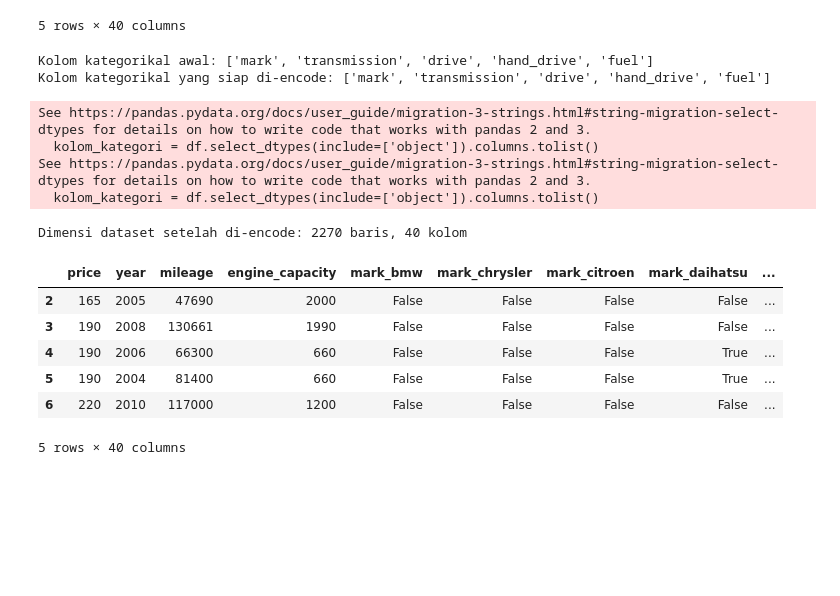
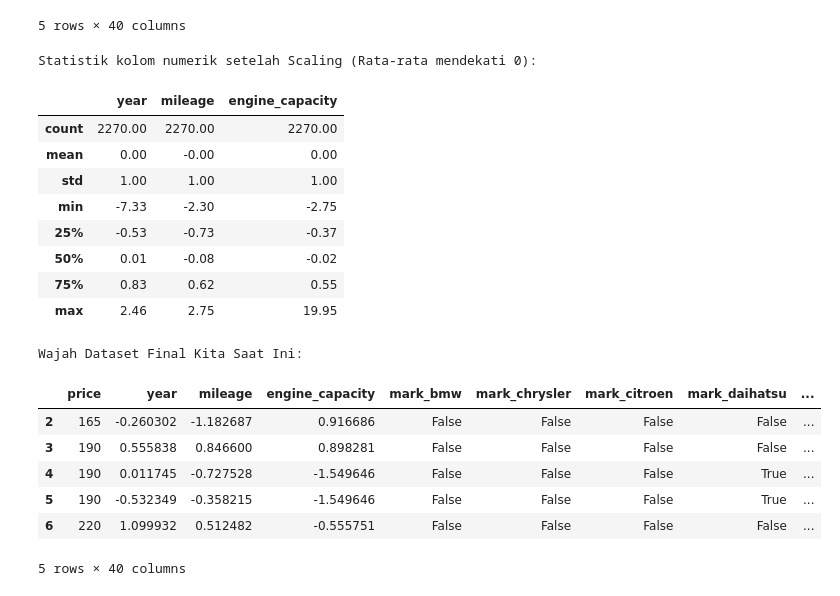
Before and after one commit to zippynx/ml-journey, a Jupyter notebook: 01-Data-Preprocessing/eksplorasi_mobil.ipynb, the cells around one changed output. Cells and saved outputs as stored; diff of their text form; code cells hidden in the pictures; blank space fills up the shorter version.

Commit message:
feat(day6): apply StandardScaler to numerical features to prevent distance bias

```diff
--- a/01-Data-Preprocessing/eksplorasi_mobil.ipynb
+++ b/01-Data-Preprocessing/eksplorasi_mobil.ipynb
@@ -218,41 +217,41 @@ Dimensi dataset setelah di-encode: 2270 baris, 40 kolom
 | 5 | 190 | 2004 | 81400 | 660 | False | False | False | True | ... |
 | 6 | 220 | 2010 | 117000 | 1200 | False | False | False | False | ... |
 5 rows × 40 columns
-# %%
-# 1. Mengecek daftar kolom dengan tipe teks (object)
-kolom_kategori = df.select_dtypes(include=['object']).columns.tolist()
-print(f"Kolom kategorikal awal: {kolom_kategori}")
-
-# 2. Menghapus kolom 'model' untuk menghindari High Cardinality
-if 'model' in df.columns:
-    df = df.drop(columns=['model'])
-    print("\nKolom 'model' berhasil dihapus untuk efisiensi komputasi.")
-
-# Update daftar kolom kategori setelah penghapusan
-kolom_kategori = df.select_dtypes(include=['object']).columns.tolist()
-print(f"Kolom kategorikal yang siap di-encode: {kolom_kategori}")
-# %% [output]
-Kolom kategorikal awal: ['mark', 'transmission', 'drive', 'hand_drive', 'fuel']
-Kolom kategorikal yang siap di-encode: ['mark', 'transmission', 'drive', 'hand_drive', 'fuel']
-See https://pandas.pydata.org/docs/user_guide/migration-3-strings.html#string-migration-select-dtypes for details on how to write code that works with pandas 2 and 3.
-  kolom_kategori = df.select_dtypes(include=['object']).columns.tolist()
-See https://pandas.pydata.org/docs/user_guide/migration-3-strings.html#string-migration-select-dtypes for details on how to write code that works with pandas 2 and 3.
-  kolom_kategori = df.select_dtypes(include=['object']).columns.tolist()
-# %%
-# drop_first=True digunakan untuk menghindari "Dummy Variable Trap" (Multikolinearitas)
-df_encoded = pd.get_dummies(df, columns=kolom_kategori, drop_first=True)
-
-# Mengecek dimensi data baru dan melihat hasilnya
-print(f"Dimensi dataset setelah di-encode: {df_encoded.shape[0]} baris, {df_encoded.shape[1]} kolom")
-
-# Menampilkan 5 baris pertama untuk memastikan teks sudah berubah menjadi angka/boolean
-display(df_encoded.head())
-# %% [output]
-Dimensi dataset setelah di-encode: 2270 baris, 40 kolom
-|  | price | year | mileage | engine_capacity | mark_bmw | mark_chrysler | mark_citroen | mark_daihatsu | ... |
-| 2 | 165 | 2005 | 47690 | 2000 | False | False | False | False | ... |
-| 3 | 190 | 2008 | 130661 | 1990 | False | False | False | False | ... |
-| 4 | 190 | 2006 | 66300 | 660 | False | False | False | True | ... |
-| 5 | 190 | 2004 | 81400 | 660 | False | False | False | True | ... |
-| 6 | 220 | 2010 | 117000 | 1200 | False | False | False | False | ... |
-5 rows × 40 columns
+# %%
+from sklearn.preprocessing import StandardScaler
+
+# 1. Menentukan kolom numerik mana saja yang akan di-scale
+kolom_numerik = ['year', 'mileage', 'engine_capacity']
+
+# 2. Inisialisasi fungsi scaler
+scaler = StandardScaler()
+
+# 3. Menerapkan scaling pada DataFrame 'df_encoded' (hasil dari Day 5)
+df_encoded[kolom_numerik] = scaler.fit_transform(df_encoded[kolom_numerik])
+
+# 4. Mengecek hasilnya
+print("Statistik kolom numerik setelah Scaling (Rata-rata mendekati 0):")
+display(df_encoded[kolom_numerik].describe().round(2))
+
+# Menampilkan 5 baris pertama DataFrame final
+print("\nWajah Dataset Final Kita Saat Ini:")
+display(df_encoded.head())
+# %% [output]
+Statistik kolom numerik setelah Scaling (Rata-rata mendekati 0):
+|  | year | mileage | engine_capacity |
+| count | 2270.00 | 2270.00 | 2270.00 |
+| mean | 0.00 | -0.00 | 0.00 |
+| std | 1.00 | 1.00 | 1.00 |
+| min | -7.33 | -2.30 | -2.75 |
+| 25% | -0.53 | -0.73 | -0.37 |
+| 50% | 0.01 | -0.08 | -0.02 |
+| 75% | 0.83 | 0.62 | 0.55 |
+| max | 2.46 | 2.75 | 19.95 |
+Wajah Dataset Final Kita Saat Ini:
+|  | price | year | mileage | engine_capacity | mark_bmw | mark_chrysler | mark_citroen | mark_daihatsu | ... |
+| 2 | 165 | -0.260302 | -1.182687 | 0.916686 | False | False | False | False | ... |
+| 3 | 190 | 0.555838 | 0.846600 | 0.898281 | False | False | False | False | ... |
+| 4 | 190 | 0.011745 | -0.727528 | -1.549646 | False | False | False | True | ... |
+| 5 | 190 | -0.532349 | -0.358215 | -1.549646 | False | False | False | True | ... |
+| 6 | 220 | 1.099932 | 0.512482 | -0.555751 | False | False | False | False | ... |
+5 rows × 40 columns
```
Also changed, not shown: parts of 1 cell of this notebook.
